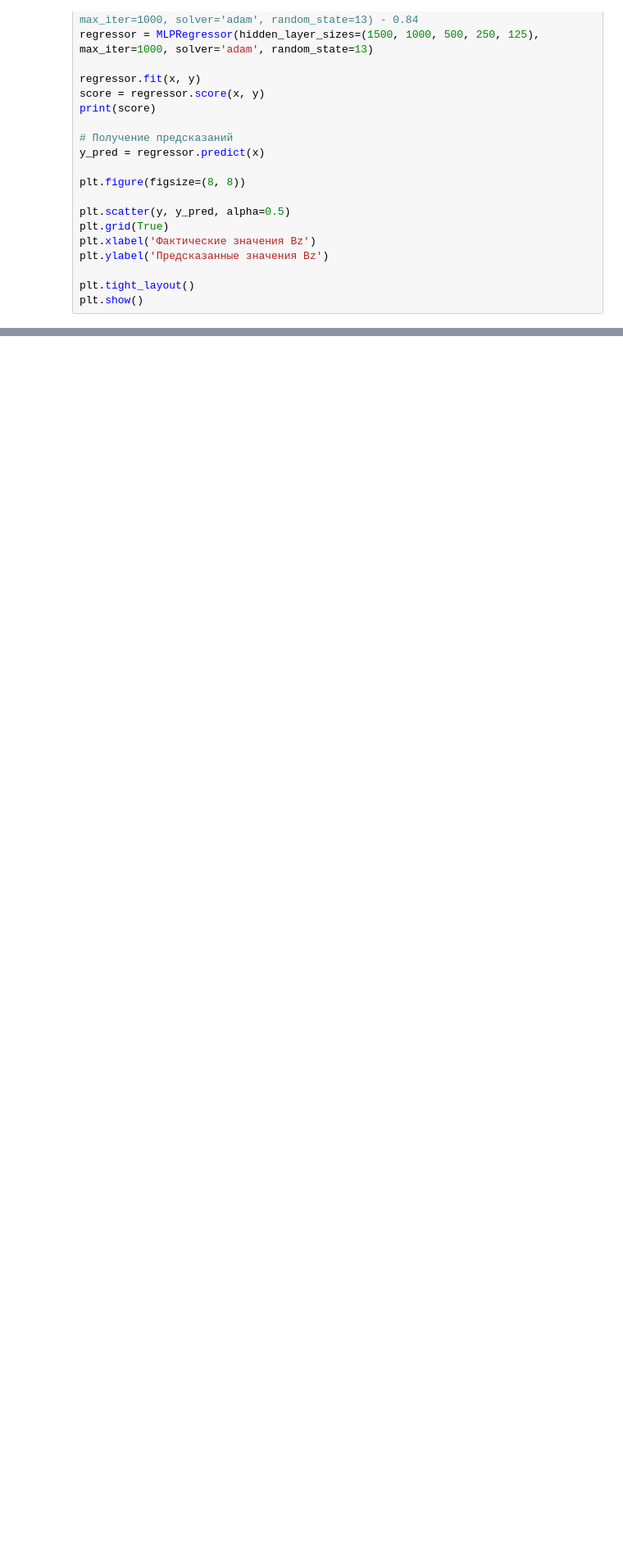
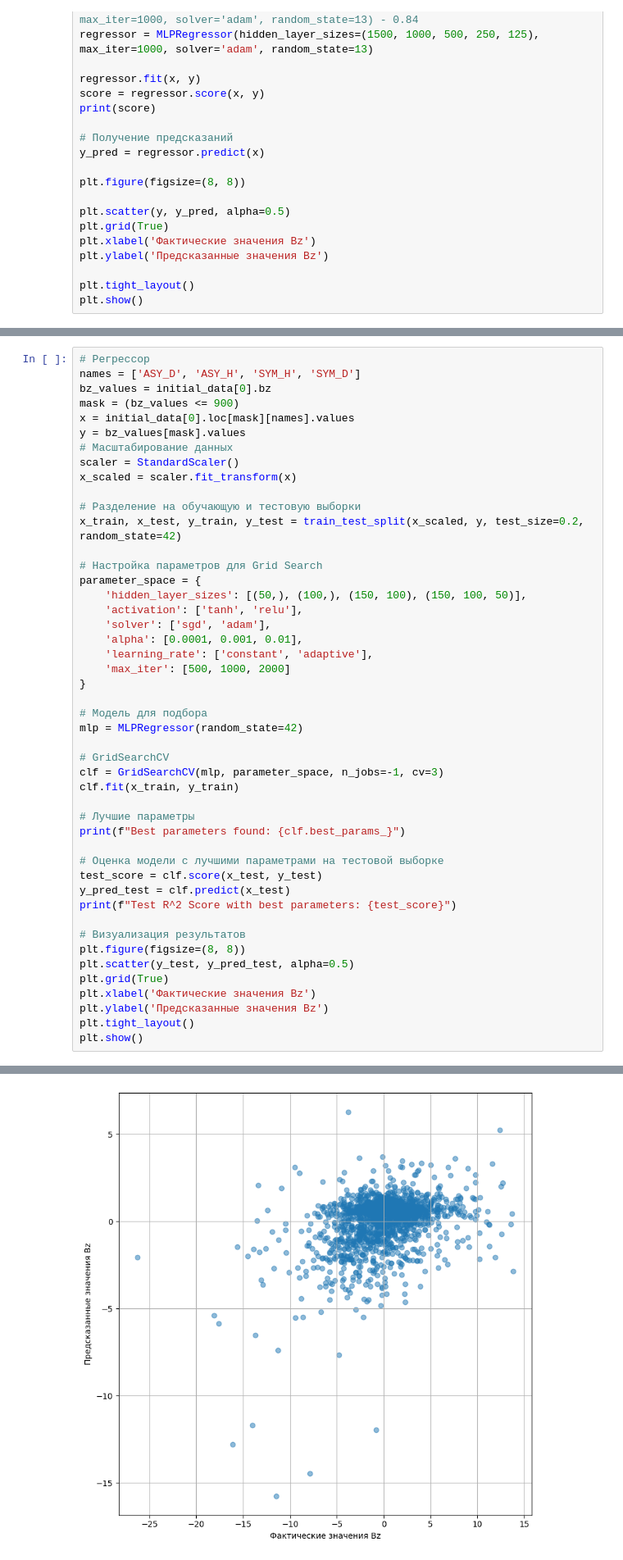
Before and after one commit to rkrwete/BigData, a Jupyter notebook: main.ipynb, the cells around one changed output, grey strips where cells are left out. Shown at 82% size. Cells and saved outputs as stored; diff of their text form; blank space fills up the shorter version.

```diff
--- a/main.ipynb
+++ b/main.ipynb
@@ -335,0 +379,48 @@ plt.show()
+# %%
+# Регрессор
+names = ['ASY_D', 'ASY_H', 'SYM_H', 'SYM_D']
+bz_values = initial_data[0].bz
+mask = (bz_values <= 900)
+x = initial_data[0].loc[mask][names].values
+y = bz_values[mask].values
+# Масштабирование данных
+scaler = StandardScaler()
+x_scaled = scaler.fit_transform(x)
+
+# Разделение на обучающую и тестовую выборки
+x_train, x_test, y_train, y_test = train_test_split(x_scaled, y, test_size=0.2, random_state=42)
+
+# Настройка параметров для Grid Search
+parameter_space = {
+    'hidden_layer_sizes': [(50,), (100,), (150, 100), (150, 100, 50)],
+    'activation': ['tanh', 'relu'],
+    'solver': ['sgd', 'adam'],
+    'alpha': [0.0001, 0.001, 0.01],
+    'learning_rate': ['constant', 'adaptive'],
+    'max_iter': [500, 1000, 2000]
+}
+
+# Модель для подбора
+mlp = MLPRegressor(random_state=42)
+
+# GridSearchCV
+clf = GridSearchCV(mlp, parameter_space, n_jobs=-1, cv=3)
+clf.fit(x_train, y_train)
+
+# Лучшие параметры
+print(f"Best parameters found: {clf.best_params_}")
+
+# Оценка модели с лучшими параметрами на тестовой выборке
+test_score = clf.score(x_test, y_test)
+y_pred_test = clf.predict(x_test)
+print(f"Test R^2 Score with best parameters: {test_score}")
+
+# Визуализация результатов
+plt.figure(figsize=(8, 8))
+plt.scatter(y_test, y_pred_test, alpha=0.5)
+plt.grid(True)
+plt.xlabel('Фактические значения Bz')
+plt.ylabel('Предсказанные значения Bz')
+plt.tight_layout()
+plt.show()
+# %% [output]
@@ -335,0 +429 @@ plt.show()
+[figure, added]
```
Also changed, not shown: parts of 5 cells of this notebook.
